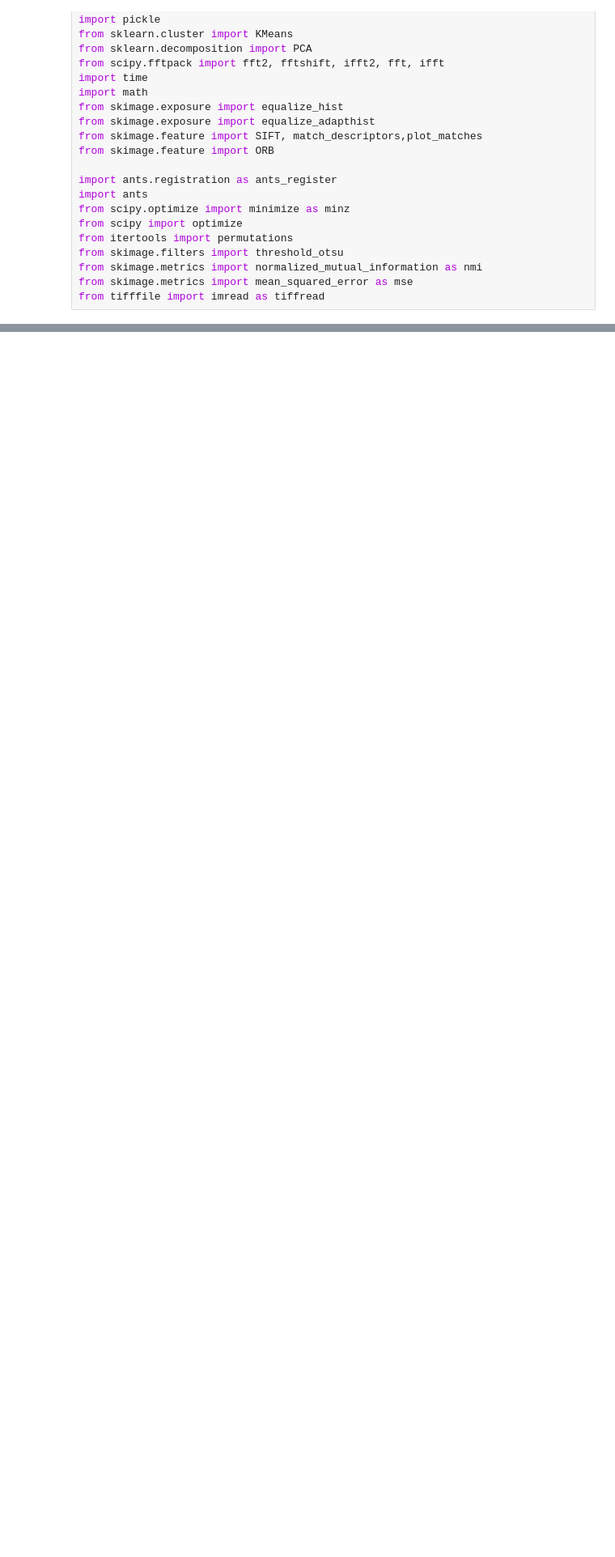
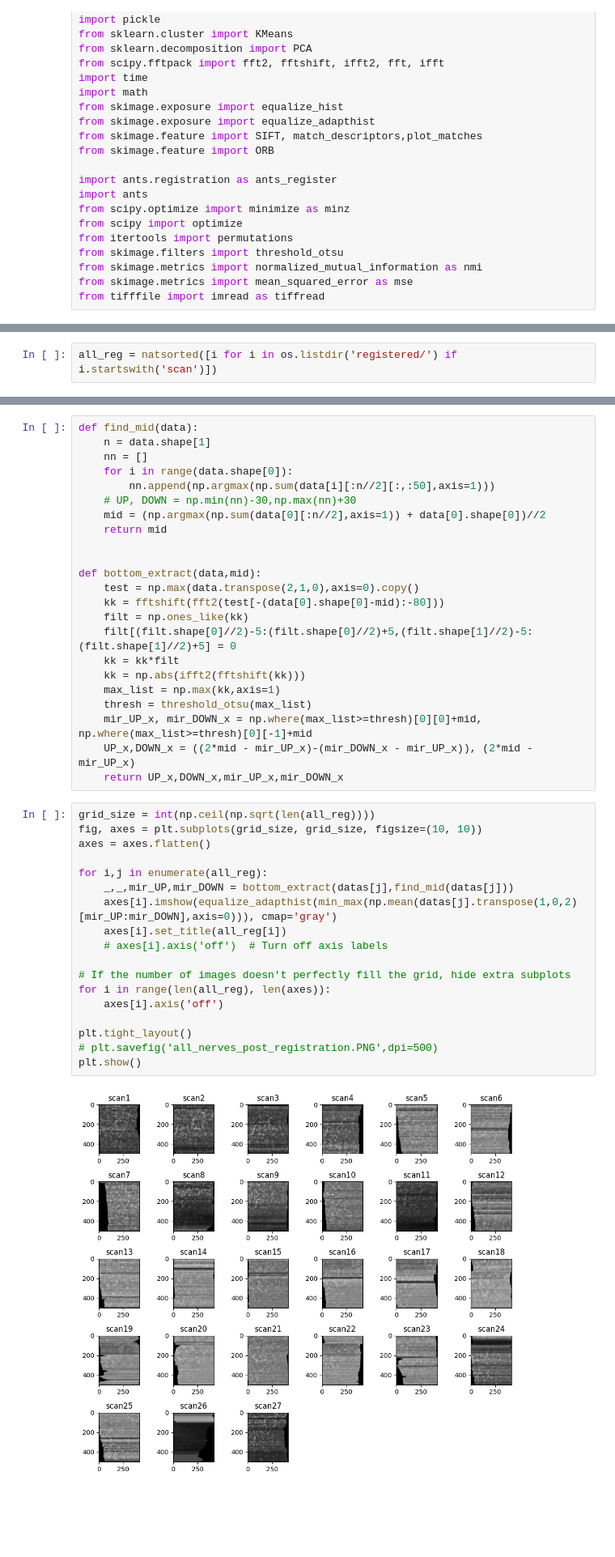
Before and after one commit to AKA2320/OCT_RA, a Jupyter notebook: volume_data/Hadiya_12_10_2024_1.5Dbifocal_timelapse/visualizations.ipynb, the cells around one changed output, grey strips where cells are left out. Shown at 81% size. Saved outputs shown, nothing was run; the diff lists cells and outputs as text; blank space fills up the shorter version.

Commit message:
volume registration

```diff
--- a/volume_data/Hadiya_12_10_2024_1.5Dbifocal_timelapse/visualizations.ipynb
+++ b/volume_data/Hadiya_12_10_2024_1.5Dbifocal_timelapse/visualizations.ipynb
@@ -37,0 +107,2 @@ from tifffile import imread as tiffread
+# %%
+all_reg = natsorted([i for i in os.listdir('registered/') if i.startswith('scan')])
@@ -37,0 +132,43 @@ from tifffile import imread as tiffread
+# %%
+def find_mid(data):
+    n = data.shape[1]
+    nn = []
+    for i in range(data.shape[0]):
+        nn.append(np.argmax(np.sum(data[i][:n//2][:,:50],axis=1)))
+    # UP, DOWN = np.min(nn)-30,np.max(nn)+30
+    mid = (np.argmax(np.sum(data[0][:n//2],axis=1)) + data[0].shape[0])//2
+    return mid
+
+
+def bottom_extract(data,mid):
+    test = np.max(data.transpose(2,1,0),axis=0).copy()
+    kk = fftshift(fft2(test[-(data[0].shape[0]-mid):-80]))
+    filt = np.ones_like(kk)
+    filt[(filt.shape[0]//2)-5:(filt.shape[0]//2)+5,(filt.shape[1]//2)-5:(filt.shape[1]//2)+5] = 0
+    kk = kk*filt
+    kk = np.abs(ifft2(fftshift(kk)))
+    max_list = np.max(kk,axis=1)
+    thresh = threshold_otsu(max_list)
+    mir_UP_x, mir_DOWN_x = np.where(max_list>=thresh)[0][0]+mid, np.where(max_list>=thresh)[0][-1]+mid
+    UP_x,DOWN_x = ((2*mid - mir_UP_x)-(mir_DOWN_x - mir_UP_x)), (2*mid - mir_UP_x)
+    return UP_x,DOWN_x,mir_UP_x,mir_DOWN_x
+# %%
+grid_size = int(np.ceil(np.sqrt(len(all_reg))))
+fig, axes = plt.subplots(grid_size, grid_size, figsize=(10, 10))
+axes = axes.flatten()
+
+for i,j in enumerate(all_reg):
+    _,_,mir_UP,mir_DOWN = bottom_extract(datas[j],find_mid(datas[j]))
+    axes[i].imshow(equalize_adapthist(min_max(np.mean(datas[j].transpose(1,0,2)[mir_UP:mir_DOWN],axis=0))), cmap='gray')
+    axes[i].set_title(all_reg[i])
+    # axes[i].axis('off')  # Turn off axis labels
+
+# If the number of images doesn't perfectly fill the grid, hide extra subplots
+for i in range(len(all_reg), len(axes)):
+    axes[i].axis('off')
+
+plt.tight_layout()
+# plt.savefig('all_nerves_post_registration.PNG',dpi=500)
+plt.show()
+# %% [output]
+[figure, added]
```
Also changed, not shown: parts of 10 cells of this notebook.
